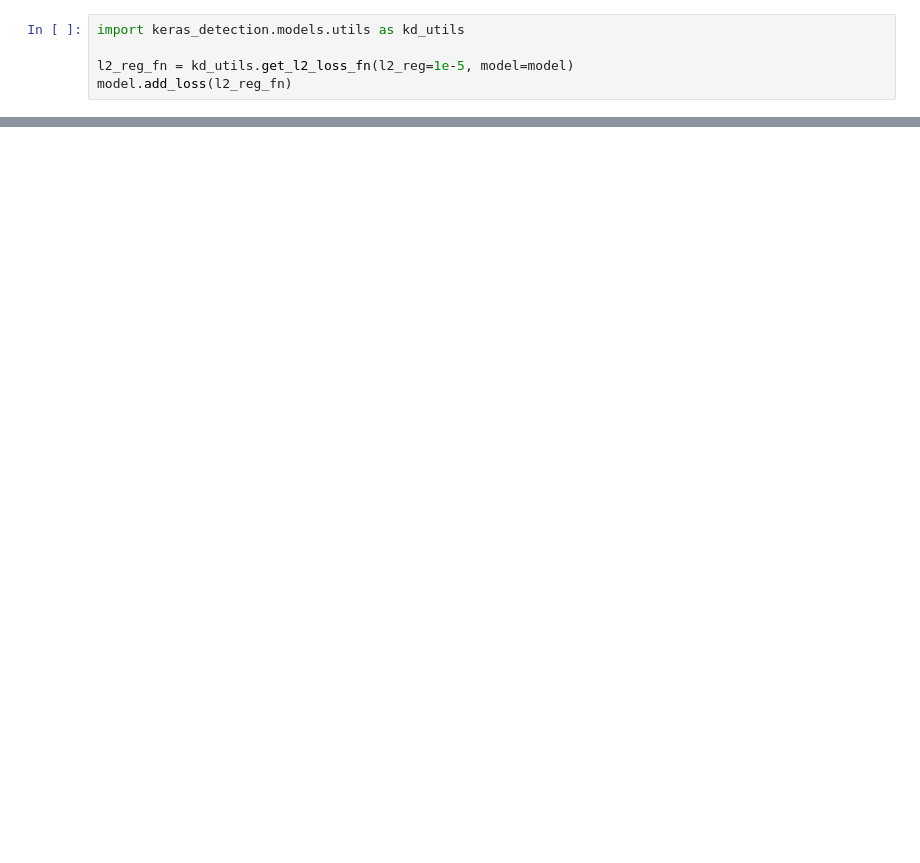
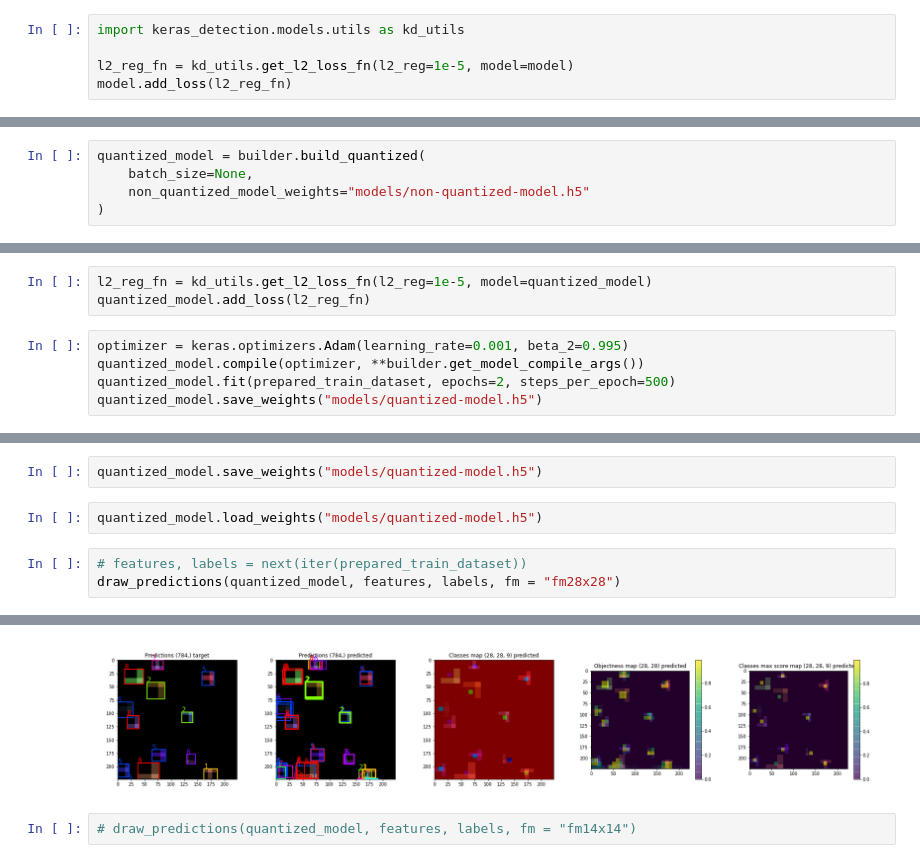
Before and after one commit to kmkolasinski/keras_detection, a Jupyter notebook: notebooks/fpn_builder_random_rectangles.ipynb, the cells around one changed output, grey strips where cells are left out. Cells and saved outputs as stored; diff of their text form; blank space fills up the shorter version.

```diff
--- a/notebooks/fpn_builder_random_rectangles.ipynb
+++ b/notebooks/fpn_builder_random_rectangles.ipynb
@@ -127,0 +360,5 @@ model.fit(prepared_train_dataset, epochs=1, steps_per_epoch=100)
+# %%
+quantized_model = builder.build_quantized(
+    batch_size=None,
+    non_quantized_model_weights="models/non-quantized-model.h5"
+)
@@ -127,0 +447,8 @@ model.fit(prepared_train_dataset, epochs=1, steps_per_epoch=100)
+# %%
+l2_reg_fn = kd_utils.get_l2_loss_fn(l2_reg=1e-5, model=quantized_model)
+quantized_model.add_loss(l2_reg_fn)
+# %%
+optimizer = keras.optimizers.Adam(learning_rate=0.001, beta_2=0.995)
+quantized_model.compile(optimizer, **builder.get_model_compile_args())
+quantized_model.fit(prepared_train_dataset, epochs=2, steps_per_epoch=500)
+quantized_model.save_weights("models/quantized-model.h5")
@@ -127,0 +459,8 @@ model.fit(prepared_train_dataset, epochs=1, steps_per_epoch=100)
+# %%
+quantized_model.save_weights("models/quantized-model.h5")
+# %%
+quantized_model.load_weights("models/quantized-model.h5")
+# %%
+# features, labels = next(iter(prepared_train_dataset))
+draw_predictions(quantized_model, features, labels, fm = "fm28x28")
+# %% [output]
@@ -127,0 +472,3 @@ model.fit(prepared_train_dataset, epochs=1, steps_per_epoch=100)
+[figure, added]
+# %%
+# draw_predictions(quantized_model, features, labels, fm = "fm14x14")
```
Also changed, not shown: parts of 36 cells of this notebook.
